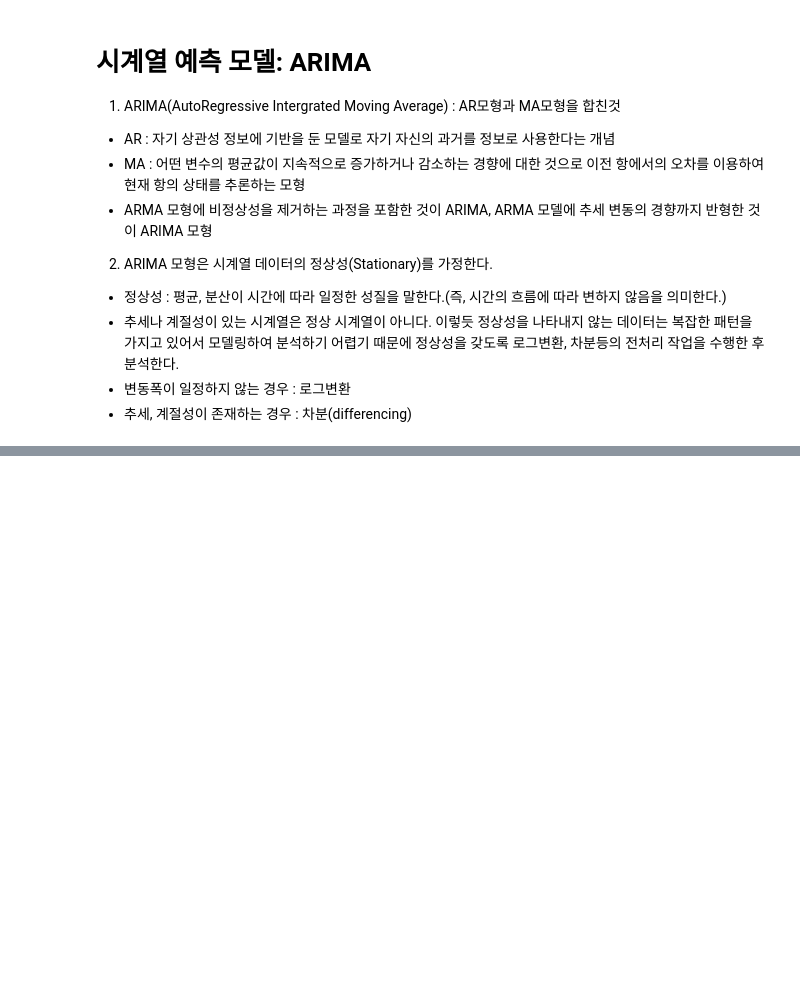
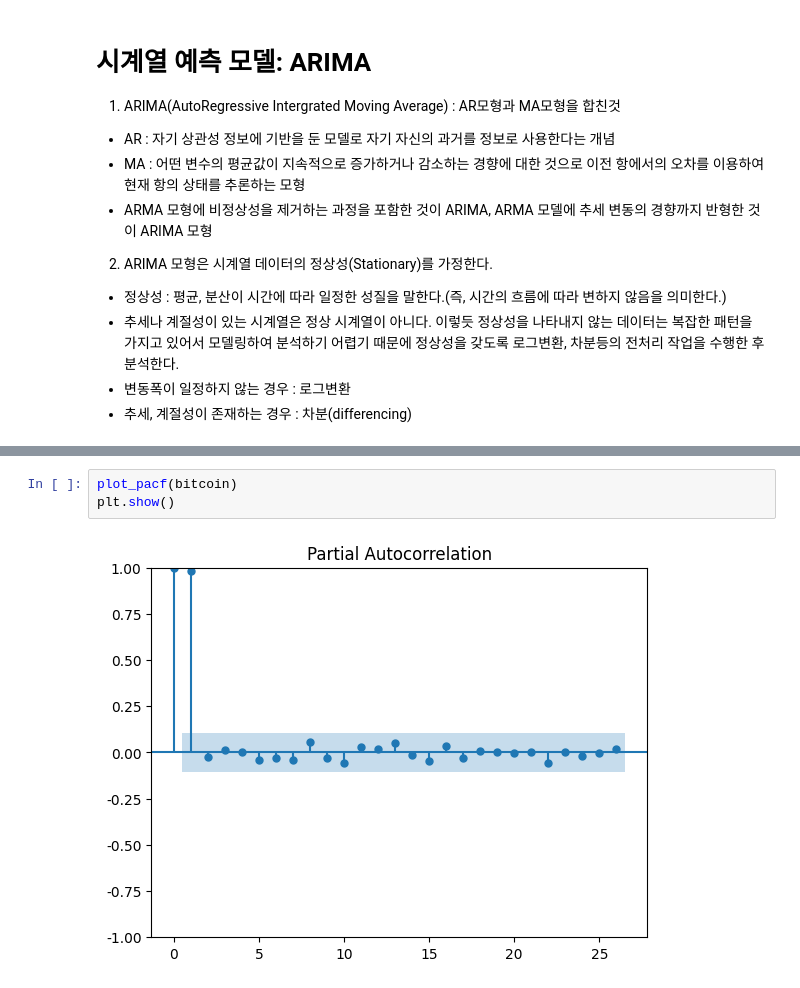
Before and after one commit to fightmeat/Machine_Leaning, a Jupyter notebook: 19_시계열_분석.ipynb, the cells around one changed output, grey strips where cells are left out. Cells and saved outputs as stored; diff of their text form; blank space fills up the shorter version.

```diff
--- a/19_시계열_분석.ipynb
+++ b/19_시계열_분석.ipynb
@@ -142,0 +164,5 @@ Warnings:
+# %%
+plot_pacf(bitcoin)
+plt.show()
+# %% [output]
+[figure, added]
```
Also changed, not shown: parts of 24 cells of this notebook.
